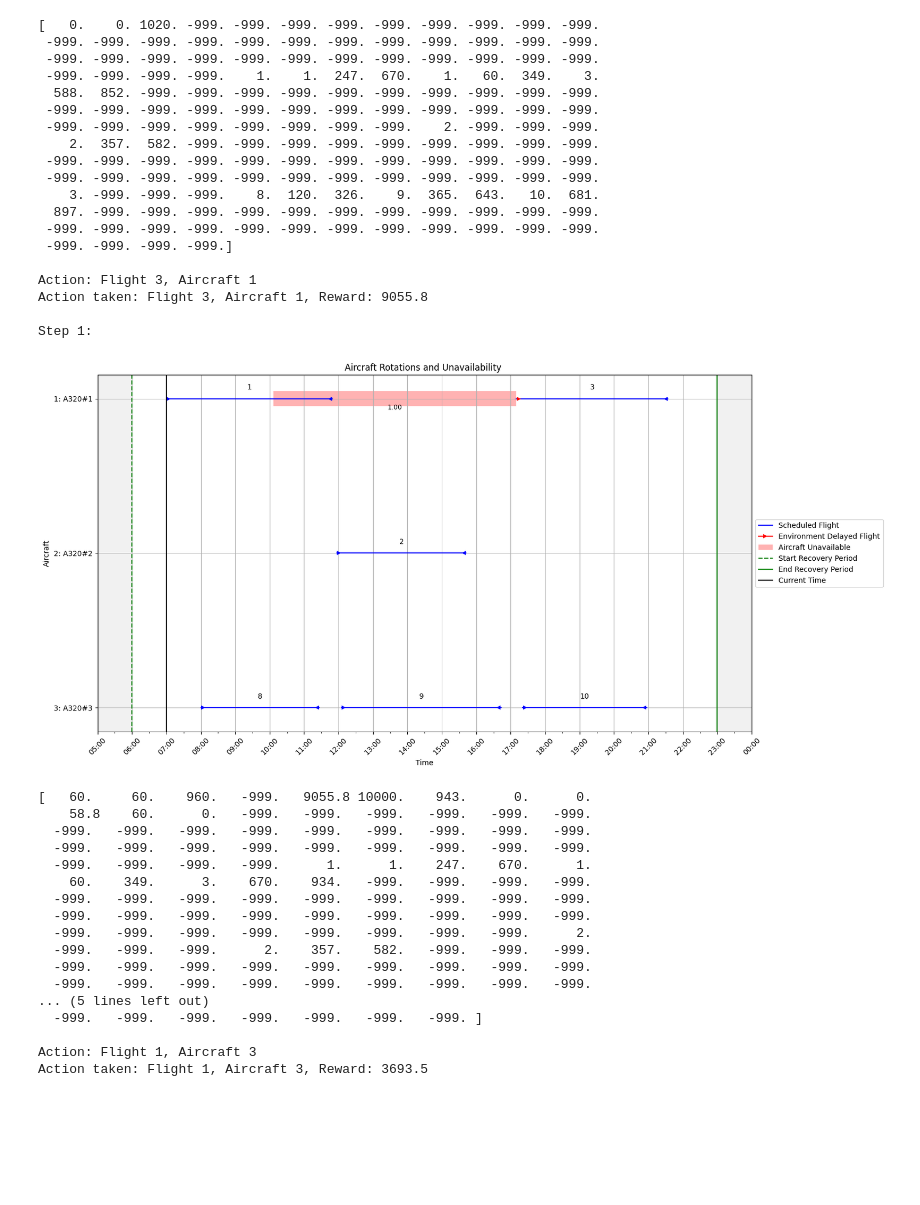
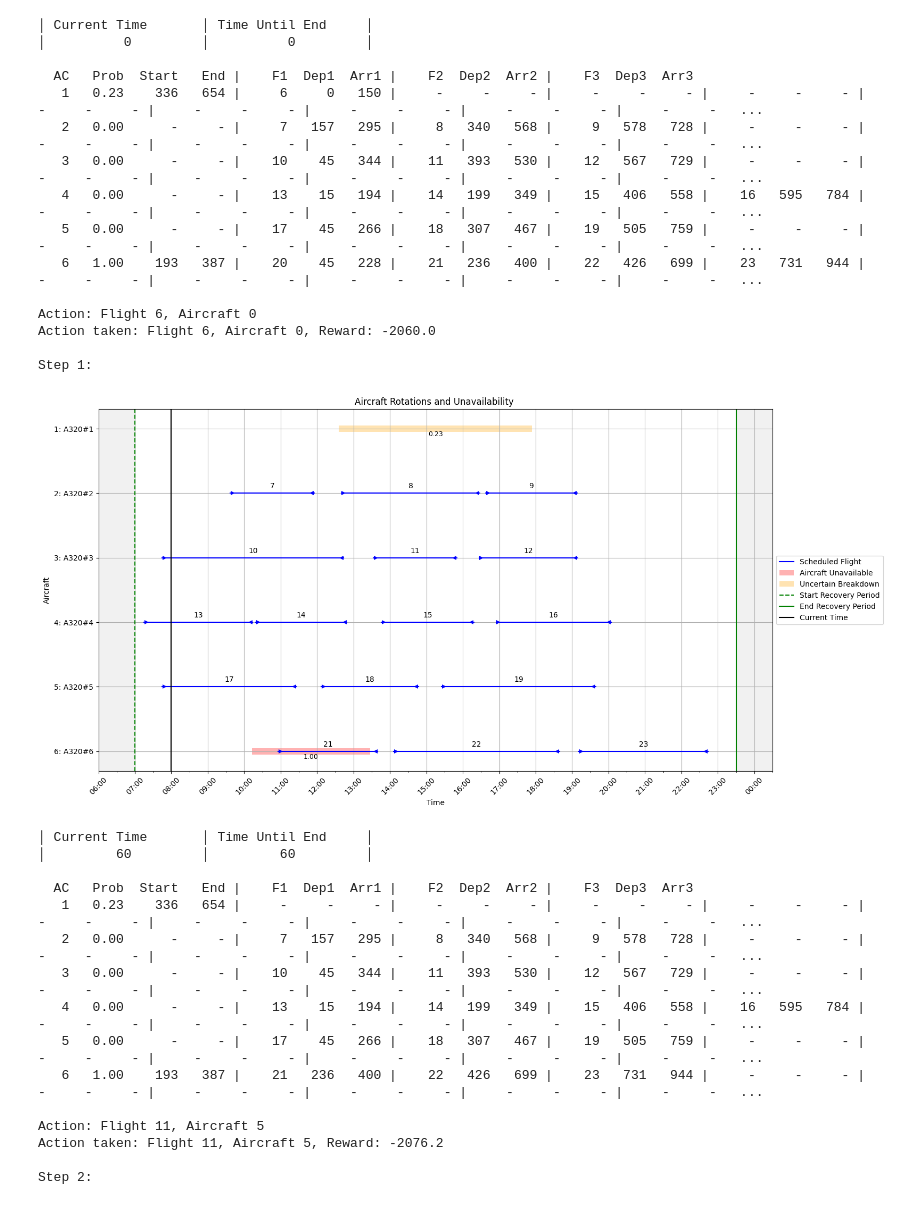
Before and after one commit to PieterBecking/Boeing-ADM-DRL-Github, a Jupyter notebook: notebooks/inference_random.ipynb, the cells around one changed output. Saved outputs shown, nothing was run; the diff lists cells and outputs as text; code cells hidden in the pictures; blank space fills up the shorter version.

```diff
--- a/notebooks/inference_random.ipynb
+++ b/notebooks/inference_random.ipynb
@@ -13,7 +13,7 @@ from src.config import TIMESTEP_HOURS
 import time
 
 
-env_type = "myopic"
+env_type = "reactive"
 
 # Run the random agent
 def run_random_agent(scenario_folder):
@@ -58,7 +58,6 @@ def run_random_agent(scenario_folder):
 
     # Print state nicely
     print("Initial State:")
-    print_state_nicely_proactive(env.state)
 
     while not done:
         # Visualize the environment at each step
@@ -112,7 +111,7 @@ def run_random_agent(scenario_folder):
 
         # Convert observation to float32
         obs = {key: np.array(value, dtype=np.float32) for key, value in obs.items()}
-        print(obs['state'])
+        print_state_nicely_proactive(env.state)
         print("")
         # Select an action
         valid_actions = np.where(action_mask == 1)[0]
@@ -156,7 +155,7 @@ def run_random_agent(scenario_folder):
 
 
 
-SCENARIO_FOLDER = "../data/Training/3ac-10-deterministic/Scenario_02"
+SCENARIO_FOLDER = "../data/Training/6ac-100-mixed-low/Scenario_01"
 
 # Verify folder exists
 if not os.path.exists(SCENARIO_FOLDER):
@@ -179,37 +171,31 @@ Step 0:
-[   0.    0. 1020. -999. -999. -999. -999. -999. -999. -999. -999. -999.
- -999. -999. -999. -999. -999. -999. -999. -999. -999. -999. -999. -999.
- -999. -999. -999. -999. -999. -999. -999. -999. -999. -999. -999. -999.
- -999. -999. -999. -999.    1.    1.  247.  670.    1.   60.  349.    3.
-  588.  852. -999. -999. -999. -999. -999. -999. -999. -999. -999. -999.
- -999. -999. -999. -999. -999. -999. -999. -999. -999. -999. -999. -999.
- -999. -999. -999. -999. -999. -999. -999. -999.    2. -999. -999. -999.
-    2.  357.  582. -999. -999. -999. -999. -999. -999. -999. -999. -999.
- -999. -999. -999. -999. -999. -999. -999. -999. -999. -999. -999. -999.
- -999. -999. -999. -999. -999. -999. -999. -999. -999. -999. -999. -999.
-    3. -999. -999. -999.    8.  120.  326.    9.  365.  643.   10.  681.
-  897. -999. -999. -999. -999. -999. -999. -999. -999. -999. -999. -999.
- -999. -999. -999. -999. -999. -999. -999. -999. -999. -999. -999. -999.
- -999. -999. -999. -999.]
+│ Current Time       │ Time Until End     │
+│          0         │          0         │
 
-Action: Flight 3, Aircraft 1
-Action taken: Flight 3, Aircraft 1, Reward: 9055.8
+  AC   Prob  Start   End |    F1  Dep1  Arr1 |    F2  Dep2  Arr2 |    F3  Dep3  Arr3
+   1   0.23    336   654 |     6     0   150 |     -     -     - |     -     -     - |     -     -     - |     -     -     - |     -     -     - |     -     -     - |     -     -     - |     -     -   ...
+   2   0.00      -     - |     7   157   295 |     8   340   568 |     9   578   728 |     -     -     - |     -     -     - |     -     -     - |     -     -     - |     -     -     - |     -     -   ...
+   3   0.00      -     - |    10    45   344 |    11   393   530 |    12   567   729 |     -     -     - |     -     -     - |     -     -     - |     -     -     - |     -     -     - |     -     -   ...
+   4   0.00      -     - |    13    15   194 |    14   199   349 |    15   406   558 |    16   595   784 |     -     -     - |     -     -     - |     -     -     - |     -     -     - |     -     -   ...
+   5   0.00      -     - |    17    45   266 |    18   307   467 |    19   505   759 |     -     -     - |     -     -     - |     -     -     - |     -     -     - |     -     -     - |     -     -   ...
+   6   1.00    193   387 |    20    45   228 |    21   236   400 |    22   426   699 |    23   731   944 |     -     -     - |     -     -     - |     -     -     - |     -     -     - |     -     -   ...
+
+Action: Flight 6, Aircraft 0
+Action taken: Flight 6, Aircraft 0, Reward: -2060.0
 
 Step 1:
-[figure, old version]
+[figure, new version]
-[   60.     60.    960.   -999.   9055.8 10000.    943.      0.      0.
-    58.8    60.      0.   -999.   -999.   -999.   -999.   -999.   -999.
-  -999.   -999.   -999.   -999.   -999.   -999.   -999.   -999.   -999.
-  -999.   -999.   -999.   -999.   -999.   -999.   -999.   -999.   -999.
-  -999.   -999.   -999.   -999.      1.      1.    247.    670.      1.
-    60.    349.      3.    670.    934.   -999.   -999.   -999.   -999.
-  -999.   -999.   -999.   -999.   -999.   -999.   -999.   -999.   -999.
-  -999.   -999.   -999.   -999.   -999.   -999.   -999.   -999.   -999.
-  -999.   -999.   -999.   -999.   -999.   -999.   -999.   -999.      2.
-  -999.   -999.   -999.      2.    357.    582.   -999.   -999.   -999.
-  -999.   -999.   -999.   -999.   -999.   -999.   -999.   -999.   -999.
-  -999.   -999.   -999.   -999.   -999.   -999.   -999.   -999.   -999.
-... (5 lines left out)
-  -999.   -999.   -999.   -999.   -999.   -999.   -999. ]
+│ Current Time       │ Time Until End     │
+│         60         │         60         │
 
-Action: Flight 1, Aircraft 3
-Action taken: Flight 1, Aircraft 3, Reward: 3693.5
+  AC   Prob  Start   End |    F1  Dep1  Arr1 |    F2  Dep2  Arr2 |    F3  Dep3  Arr3
+   1   0.23    336   654 |     -     -     - |     -     -     - |     -     -     - |     -     -     - |     -     -     - |     -     -     - |     -     -     - |     -     -     - |     -     -   ...
+   2   0.00      -     - |     7   157   295 |     8   340   568 |     9   578   728 |     -     -     - |     -     -     - |     -     -     - |     -     -     - |     -     -     - |     -     -   ...
+   3   0.00      -     - |    10    45   344 |    11   393   530 |    12   567   729 |     -     -     - |     -     -     - |     -     -     - |     -     -     - |     -     -     - |     -     -   ...
+   4   0.00      -     - |    13    15   194 |    14   199   349 |    15   406   558 |    16   595   784 |     -     -     - |     -     -     - |     -     -     - |     -     -     - |     -     -   ...
+   5   0.00      -     - |    17    45   266 |    18   307   467 |    19   505   759 |     -     -     - |     -     -     - |     -     -     - |     -     -     - |     -     -     - |     -     -   ...
+   6   1.00    193   387 |    21   236   400 |    22   426   699 |    23   731   944 |     -     -     - |     -     -     - |     -     -     - |     -     -     - |     -     -     - |     -     -   ...
+
+Action: Flight 11, Aircraft 5
+Action taken: Flight 11, Aircraft 5, Reward: -2076.2
+
+Step 2:
```
Also changed, not shown: parts of 1 cell of this notebook, 8 other files.
